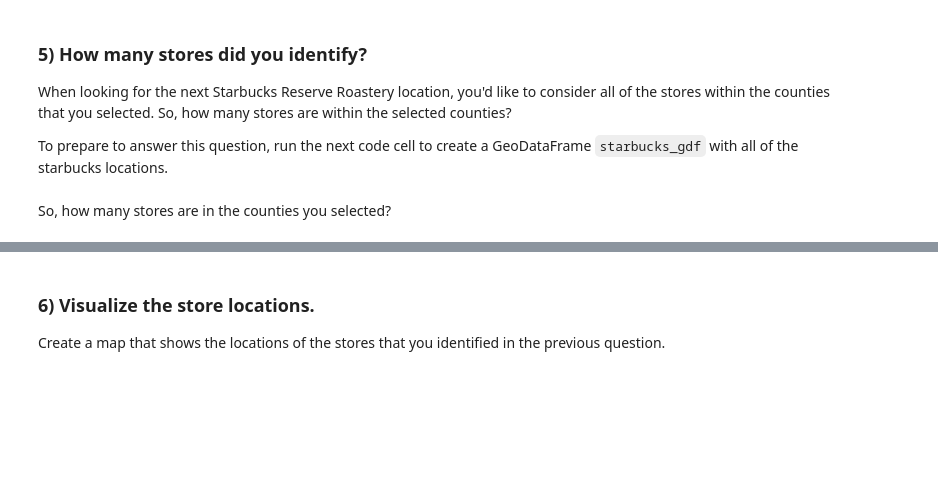
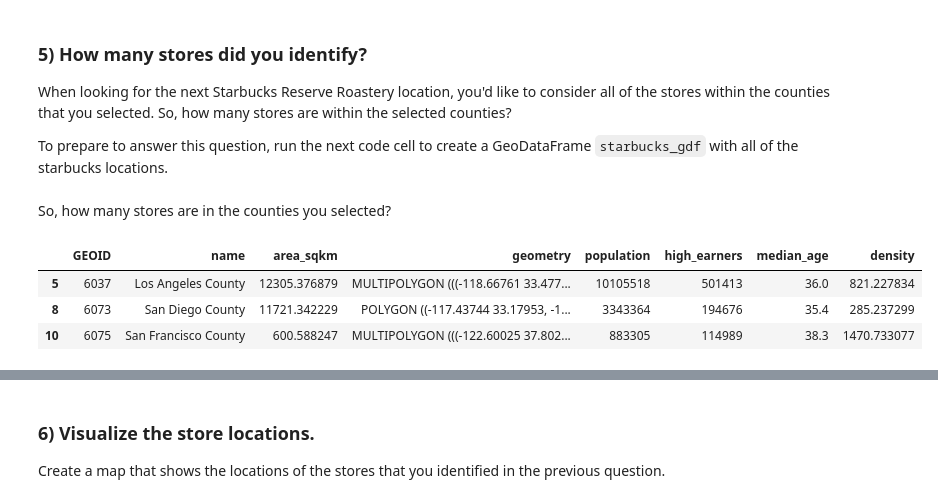
Before and after one commit to dangtrantrung/-Geospatial-Analysis-course, a Jupyter notebook: exercise-manipulating-geospatial-data.ipynb, the cells around one changed output, grey strips where cells are left out. Cells and saved outputs as stored; diff of their text form; code cells hidden in the pictures; blank space fills up the shorter version.

```diff
--- a/exercise-manipulating-geospatial-data.ipynb
+++ b/exercise-manipulating-geospatial-data.ipynb
@@ -275,6 +275,13 @@ starbucks_gdf.crs = {'init': 'epsg:4326'}
 sel_counties.crs = {'init': 'epsg:4326'}
 # %% [markdown]
 So, how many stores are in the counties you selected?
+# %%
+sel_counties
+# %% [output]
+|  | GEOID | name | area_sqkm | geometry | population | high_earners | median_age | density |
+| 5 | 6037 | Los Angeles County | 12305.376879 | MULTIPOLYGON (((-118.66761 33.477... | 10105518 | 501413 | 36.0 | 821.227834 |
+| 8 | 6073 | San Diego County | 11721.342229 | POLYGON ((-117.43744 33.17953, -1... | 3343364 | 194676 | 35.4 | 285.237299 |
+| 10 | 6075 | San Francisco County | 600.588247 | MULTIPOLYGON (((-122.60025 37.802... | 883305 | 114989 | 38.3 | 1470.733077 |
 # %%
 
 # Fill in your answer
```
Also changed, not shown: parts of 1 cell of this notebook.
